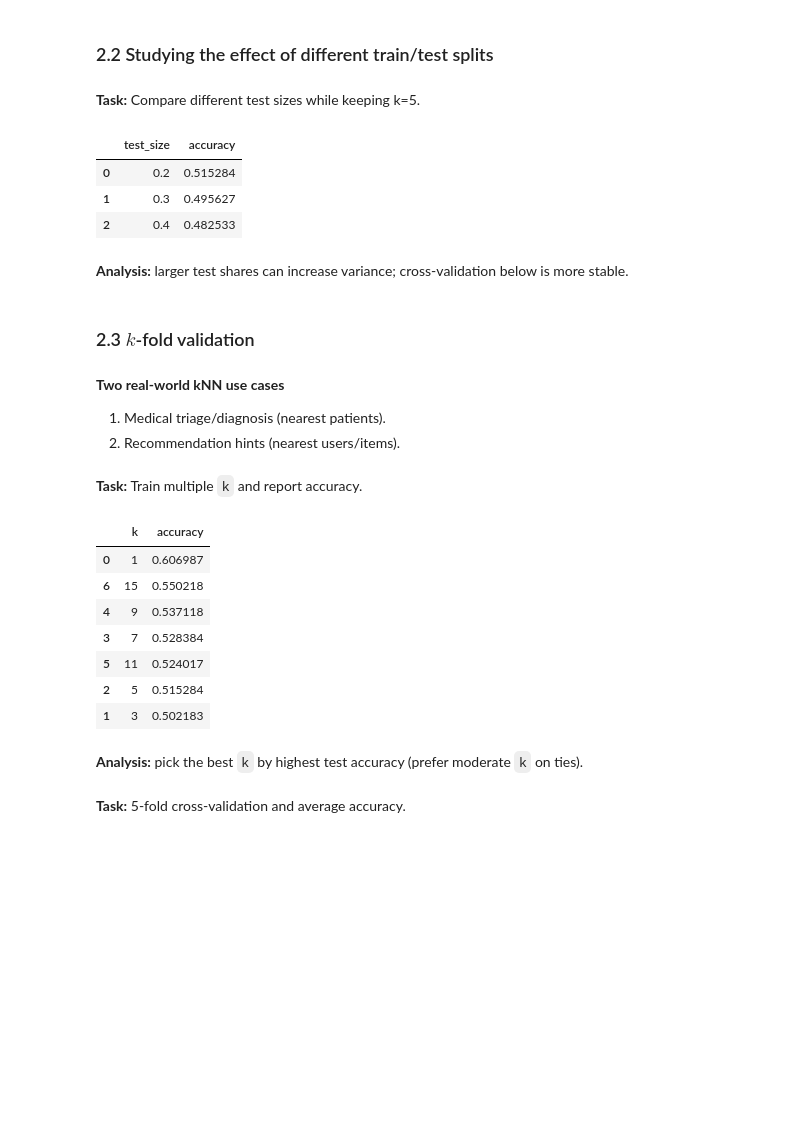
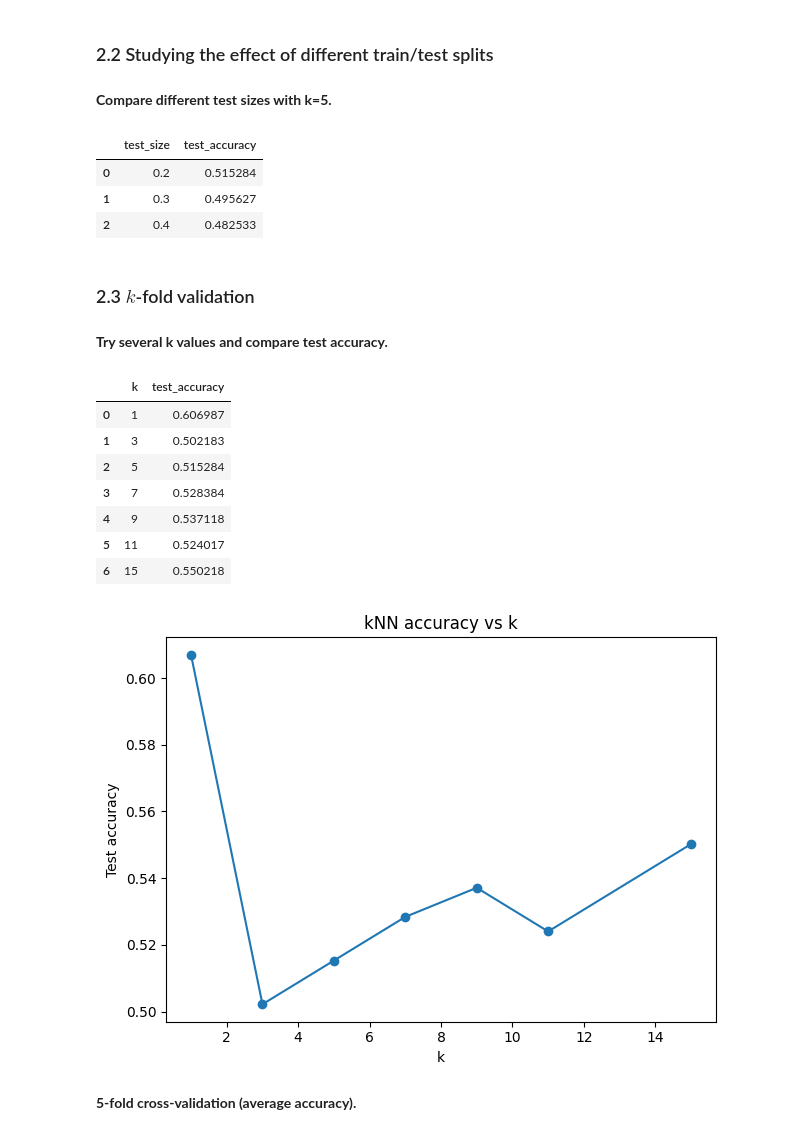
Before and after one commit to Anniinama/developMENTAL, a Jupyter notebook: Latest_Lets_Try_to_do_this_mf_assigment.ipynb, the cells around one changed output. Drawn from its saved outputs; the diff is of its cells as text; code cells hidden in the pictures; blank space fills up the shorter version.

```diff
--- a/Latest_Lets_Try_to_do_this_mf_assigment.ipynb
+++ b/Latest_Lets_Try_to_do_this_mf_assigment.ipynb
@@ -72,65 +86,70 @@ plt.figure(figsize=(4,6)); plt.imshow(grid, aspect='auto'); plt.title('Example o
 # %% [markdown]
 ### 2.2 Studying the effect of different train/test splits
 # %% [markdown]
-**Task:** Compare different test sizes while keeping k=5.
+**Compare different test sizes with k=5.**
 # %%
 from sklearn.model_selection import train_test_split
 from sklearn.neighbors import KNeighborsClassifier
 from sklearn.metrics import accuracy_score
 import pandas as pd
 
-split_sizes=[0.2,0.3,0.4]
-rows=[]
-for s in split_sizes:
-    X_tr,X_te,y_tr,y_te=train_test_split(X,y,test_size=s,random_state=42)
-    model=KNeighborsClassifier(n_neighbors=5)
-    model.fit(X_tr,y_tr)
-    pred=model.predict(X_te)
-    rows.append((s,accuracy_score(y_te,pred)))
-df_splits=pd.DataFrame(rows,columns=['test_size','accuracy'])
+rows = []
+for s in [0.2, 0.3, 0.4]:
+    X_tr, X_te, y_tr, y_te = train_test_split(X, y, test_size=s, random_state=42)
+    m = KNeighborsClassifier(n_neighbors=5)
+    m.fit(X_tr, y_tr)
+    pred = m.predict(X_te)
+    rows.append([s, accuracy_score(y_te, pred)])
+
+df_splits = pd.DataFrame(rows, columns=['test_size','test_accuracy'])
 df_splits.sort_values('test_size')
 # %% [output]
-|  | test_size | accuracy |
+|  | test_size | test_accuracy |
 | 0 | 0.2 | 0.515284 |
 | 1 | 0.3 | 0.495627 |
 | 2 | 0.4 | 0.482533 |
-# %% [markdown]
-**Analysis:** larger test shares can increase variance; cross‑validation below is more stable.
 # %% [markdown]
 ### 2.3 $k$-fold validation
-# %% [markdown]
-**Two real‑world kNN use cases**
-1) Medical triage/diagnosis (nearest patients).
-2) Recommendation hints (nearest users/items).
 # %% [markdown]
-**Task:** Train multiple `k` and report accuracy.
+**Try several k values and compare test accuracy.**
 # %%
 import pandas as pd
 from sklearn.neighbors import KNeighborsClassifier
 from sklearn.metrics import accuracy_score
 
-k_values=[1,3,5,7,9,11,15]
-rows=[]
+k_values = [1,3,5,7,9,11,15]
+rows = []
 for k in k_values:
-    model=KNeighborsClassifier(n_neighbors=k)
-    model.fit(X_train,y_train)
-    pred=model.predict(X_test)
-    rows.append((k,accuracy_score(y_test,pred)))
-df_k=pd.DataFrame(rows,columns=['k','accuracy'])
-df_k.sort_values('accuracy',ascending=False)
+    m = KNeighborsClassifier(n_neighbors=k)
+    m.fit(X_train, y_train)
+    pred = m.predict(X_test)
+    rows.append([k, accuracy_score(y_test, pred)])
+
+df_k = pd.DataFrame(rows, columns=['k','test_accuracy'])
+df_k.sort_values('k')
 # %% [output]
-|  | k | accuracy |
+|  | k | test_accuracy |
 | 0 | 1 | 0.606987 |
+| 1 | 3 | 0.502183 |
+| 2 | 5 | 0.515284 |
+| 3 | 7 | 0.528384 |
+| 4 | 9 | 0.537118 |
+| 5 | 11 | 0.524017 |
 | 6 | 15 | 0.550218 |
-| 4 | 9 | 0.537118 |
-| 3 | 7 | 0.528384 |
-| 5 | 11 | 0.524017 |
-| 2 | 5 | 0.515284 |
-| 1 | 3 | 0.502183 |
-# %% [markdown]
-**Analysis:** pick the best `k` by highest test accuracy (prefer moderate `k` on ties).
+# %%
+import matplotlib.pyplot as plt
+
+plt.figure()
+plt.plot(df_k['k'], df_k['test_accuracy'], marker='o')
+plt.xlabel('k')
+plt.ylabel('Test accuracy')
+plt.title('kNN accuracy vs k')
+plt.tight_layout()
+plt.show()
+# %% [output]
+[figure, added]
 # %% [markdown]
-**Task:** 5‑fold cross‑validation and average accuracy.
+**5-fold cross-validation (average accuracy).**
 # %%
 from sklearn.model_selection import KFold
 from sklearn.neighbors import KNeighborsClassifier
```
Also changed, not shown: parts of 13 cells of this notebook, 1 other file.
